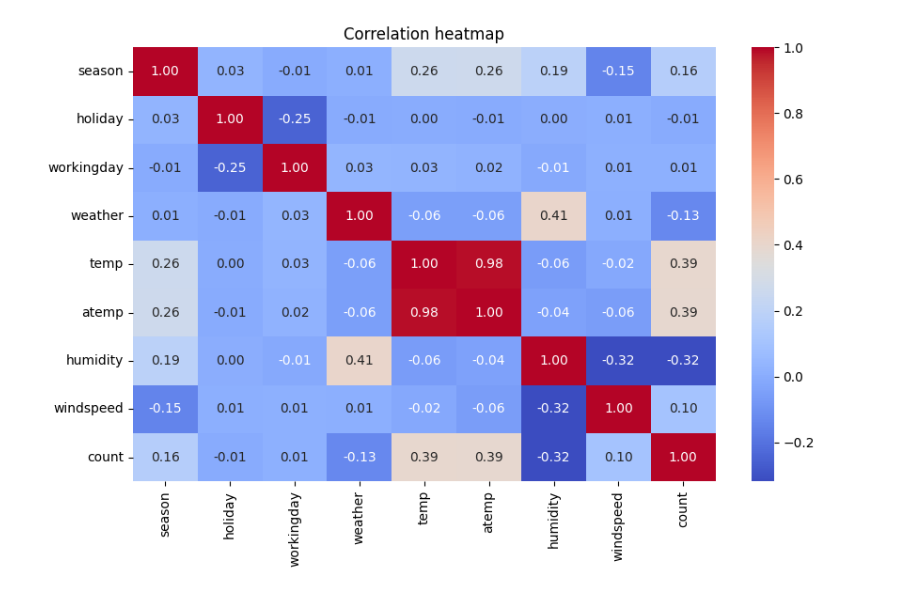
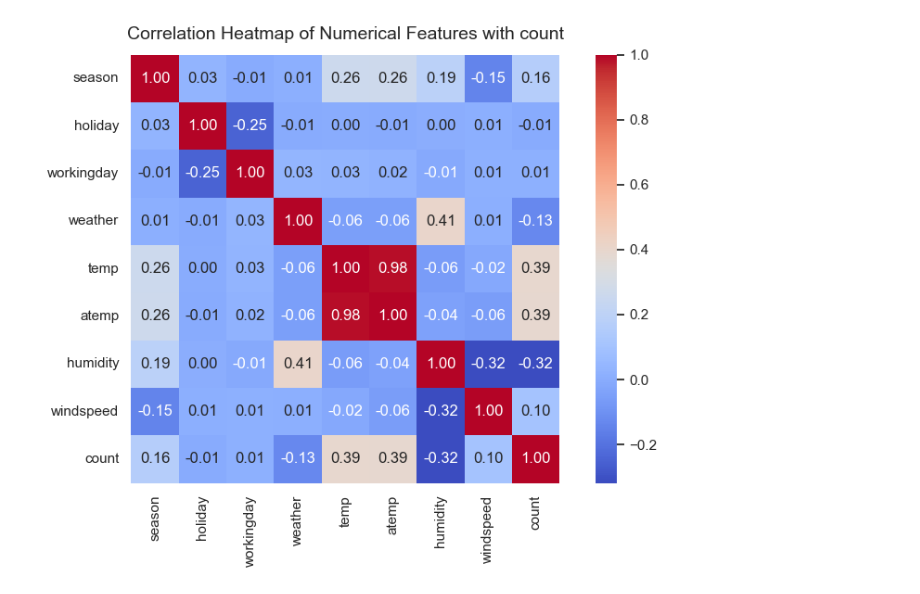
Before and after one commit to akanksha52/bike-rental-forecasting, a Jupyter notebook: notebooks/02_data_visualisation.ipynb, the cells around one changed output. Saved outputs shown, nothing was run; the diff lists cells and outputs as text; code cells hidden in the pictures.

Commit message:
Update data exploration and visualisation notebooks

```diff
--- a/notebooks/02_data_visualisation.ipynb
+++ b/notebooks/02_data_visualisation.ipynb
@@ -29,12 +29,13 @@ plt.show()
 # 2. Humidity's distibution is relatively flat acccross range 40%-90%
 # 3. Windspread's distribution is strongly right-skewed, somajority bike rentals are at very low wind-speeds
 # 4. The target variable is heavily right-skewed. Mostc ounts are very low (under 200), indicating the need of log transformation
-# %%
-# Plotting correkation heaomap for the numeric columns
-numeric_df=df.select_dtypes(include=np.number)
-plt.figure(figsize=(10, 6))
-sns.heatmap(numeric_df.corr(), annot=True, cmap="coolwarm", fmt=".2f")
-plt.title("Correlation heatmap")
-plt.show()
-# %% [output]
-[figure, removed]
+# %%
+# Plot correlation among various features
+numeric_df=df.select_dtypes(include=['float64', 'int64'])
+corr_matrix=numeric_df.corr()
+plt.figure(figsize=(10, 6))
+sns.heatmap(corr_matrix, annot=True, fmt=".2f", cmap="coolwarm", cbar=True, square=True)
+plt.title("Correlation Heatmap of Numerical Features with count", fontsize=14, pad=12)
+plt.show()
+# %% [output]
+[figure, added]
```
Also changed, not shown: parts of 6 cells of this notebook, 1 other file.
